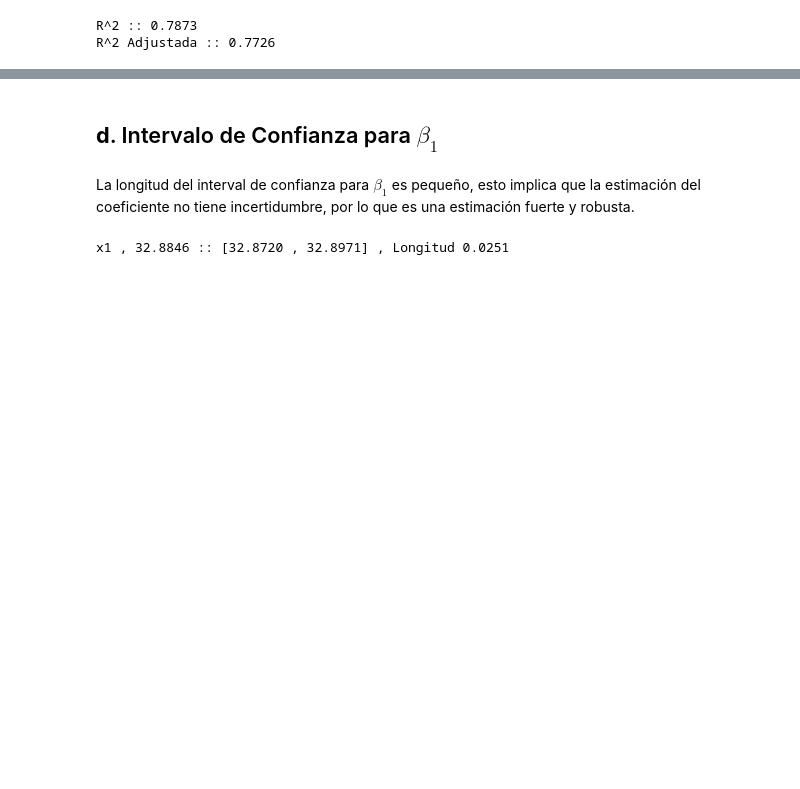
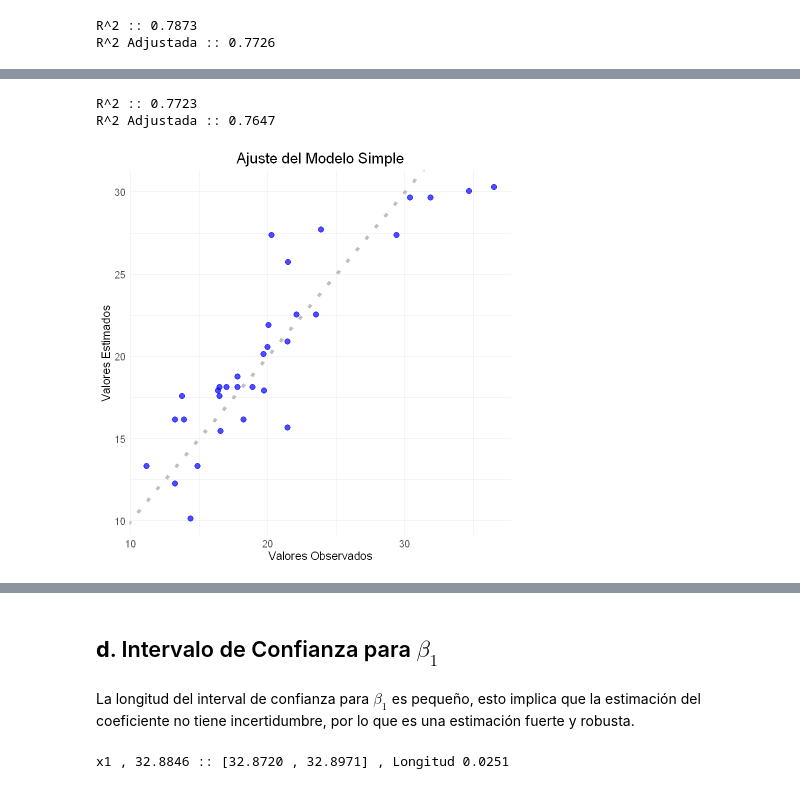
Before and after one commit to alexisuaguilaru/EstadisticaMultivariada, a Jupyter notebook: RegresionMultiple/Tareas/Tarea_02.ipynb, the cells around one changed output, grey strips where cells are left out. Cells and saved outputs as stored; diff of their text form; code cells hidden in the pictures; blank space fills up the shorter version.

```diff
--- a/RegresionMultiple/Tareas/Tarea_02.ipynb
+++ b/RegresionMultiple/Tareas/Tarea_02.ipynb
@@ -340,0 +337,14 @@ PlotExpectedEstimate(LinearModel,DatasetGasolina$y)
+# %%
+# Scores usando el Modelo Simple
+
+cat(sprintf('R^2 :: %.4f\n',summary(LinearModelSimple)$r.squared))
+cat(sprintf('R^2 Adjustada :: %.4f\n',summary(LinearModelSimple)$adj.r.squared))
+# %% [output]
+R^2 :: 0.7723
+R^2 Adjustada :: 0.7647
+# %%
+# Plot de los valores esperados (observados) y estimados en el Modelo Simple
+
+PlotExpectedEstimate(LinearModel,DatasetGasolina$y,'Ajuste del Modelo Simple')
+# %% [output]
+[figure, added]
```
Also changed, not shown: parts of 35 cells of this notebook, 4 other files.
